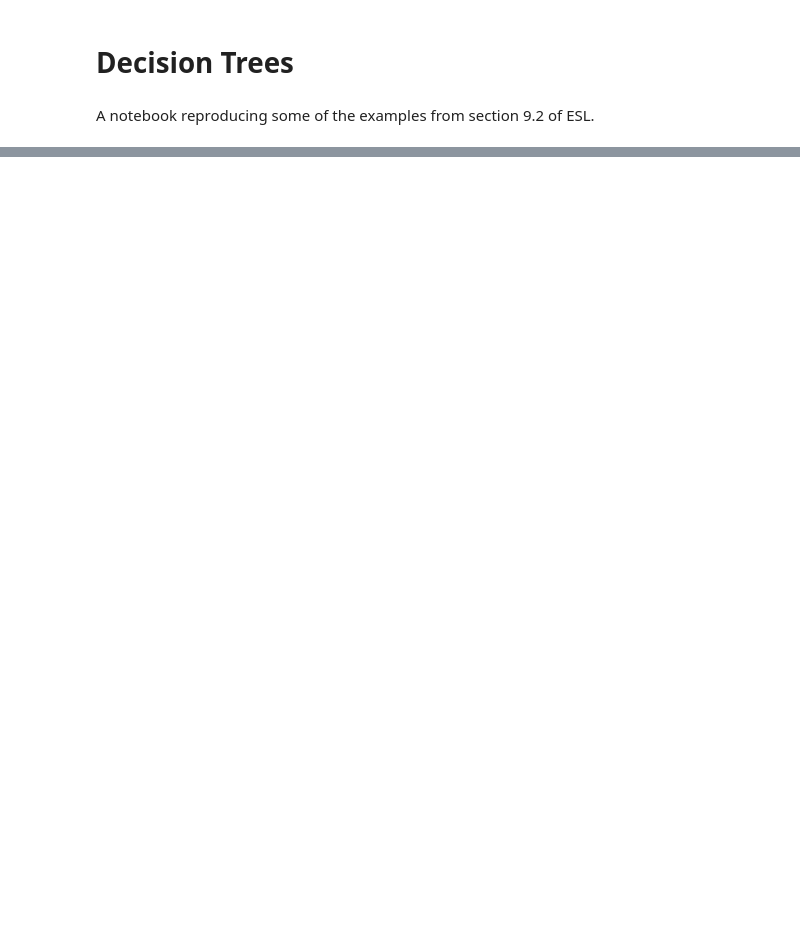
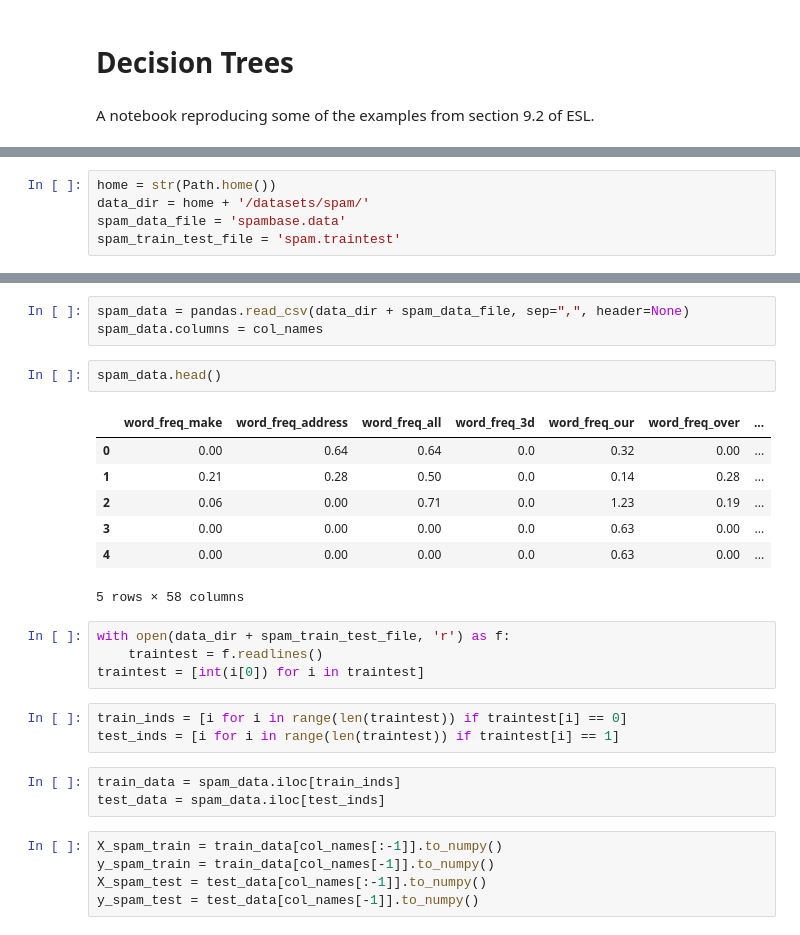
Before and after one commit to mpernow/ml-algos, a Jupyter notebook: mlalgos/example_notebooks/trees.ipynb, the cells around one changed output, grey strips where cells are left out. Saved outputs shown, nothing was run; the diff lists cells and outputs as text; blank space fills up the shorter version.

```diff
--- a/mlalgos/example_notebooks/trees.ipynb
+++ b/mlalgos/example_notebooks/trees.ipynb
@@ -34,0 +17,5 @@ plt.show()
+# %%
+home = str(Path.home())
+data_dir = home + '/datasets/spam/'
+spam_data_file = 'spambase.data'
+spam_train_test_file = 'spam.traintest'
@@ -34,0 +81,28 @@ plt.show()
+# %%
+spam_data = pandas.read_csv(data_dir + spam_data_file, sep=",", header=None)
+spam_data.columns = col_names
+# %%
+spam_data.head()
+# %% [output]
+|  | word_freq_make | word_freq_address | word_freq_all | word_freq_3d | word_freq_our | word_freq_over | ... |
+| 0 | 0.00 | 0.64 | 0.64 | 0.0 | 0.32 | 0.00 | ... |
+| 1 | 0.21 | 0.28 | 0.50 | 0.0 | 0.14 | 0.28 | ... |
+| 2 | 0.06 | 0.00 | 0.71 | 0.0 | 1.23 | 0.19 | ... |
+| 3 | 0.00 | 0.00 | 0.00 | 0.0 | 0.63 | 0.00 | ... |
+| 4 | 0.00 | 0.00 | 0.00 | 0.0 | 0.63 | 0.00 | ... |
+5 rows × 58 columns
+# %%
+with open(data_dir + spam_train_test_file, 'r') as f:
+    traintest = f.readlines()
+traintest = [int(i[0]) for i in traintest]
+# %%
+train_inds = [i for i in range(len(traintest)) if traintest[i] == 0]
+test_inds = [i for i in range(len(traintest)) if traintest[i] == 1]
+# %%
+train_data = spam_data.iloc[train_inds]
+test_data = spam_data.iloc[test_inds]
+# %%
+X_spam_train = train_data[col_names[:-1]].to_numpy()
+y_spam_train = train_data[col_names[-1]].to_numpy()
+X_spam_test = test_data[col_names[:-1]].to_numpy()
+y_spam_test = test_data[col_names[-1]].to_numpy()
```
Also changed, not shown: parts of 15 cells of this notebook, 1 other file.
